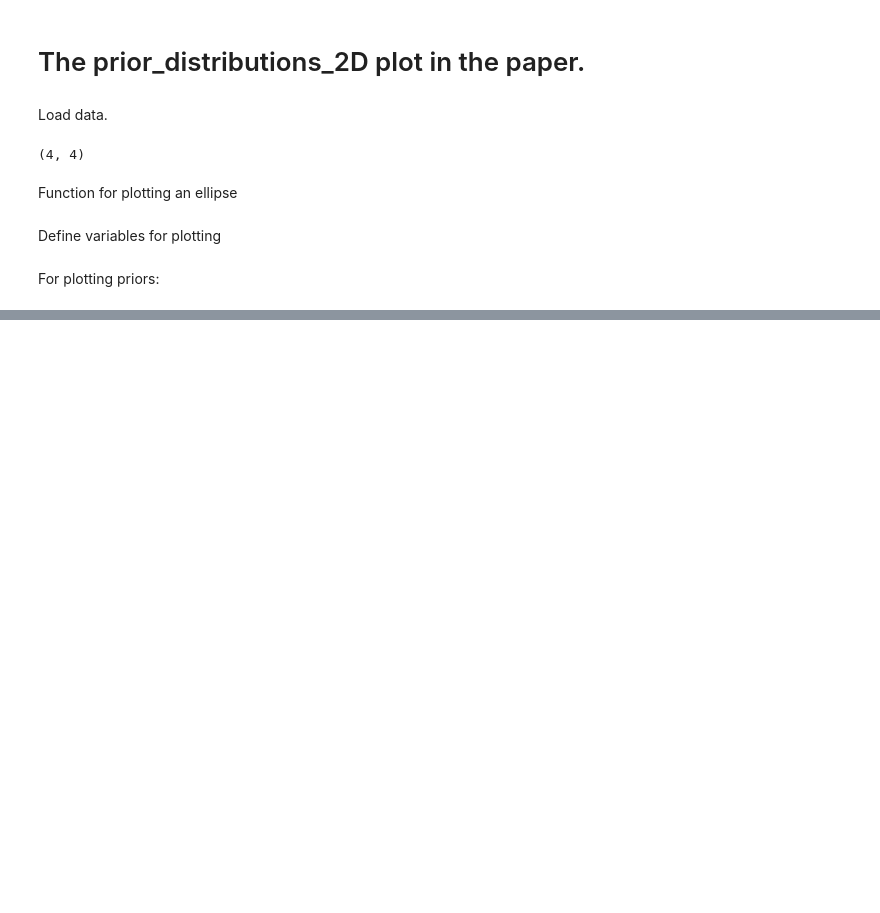
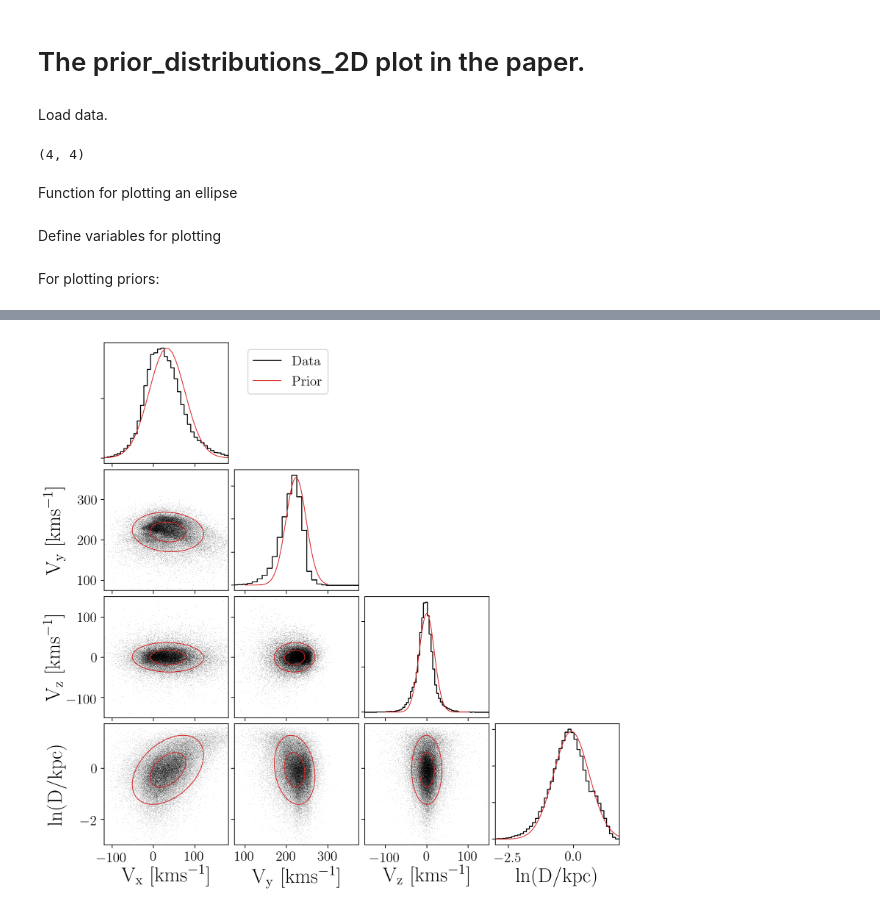
Before and after one commit to RuthAngus/kepler_kinematics, a Jupyter notebook: notebooks/Plot_prior_distributions_2D.ipynb, the cells around one changed output, grey strips where cells are left out. Drawn from its saved outputs; the diff is of its cells as text; code cells hidden in the pictures; blank space fills up the shorter version.

```diff
--- a/notebooks/Plot_prior_distributions_2D.ipynb
+++ b/notebooks/Plot_prior_distributions_2D.ipynb
@@ -223,0 +228,7 @@ plt.savefig("../paper/prior_distributions_2D.pdf")
+# %%
+for ax in fig.axes:
+    if ax.get_ylabel():
+        ax.yaxis.set_label_coords(-0.3, 0.5)
+fig
+# %% [output]
+[figure, added]
```
Also changed, not shown: parts of 1 cell of this notebook.
